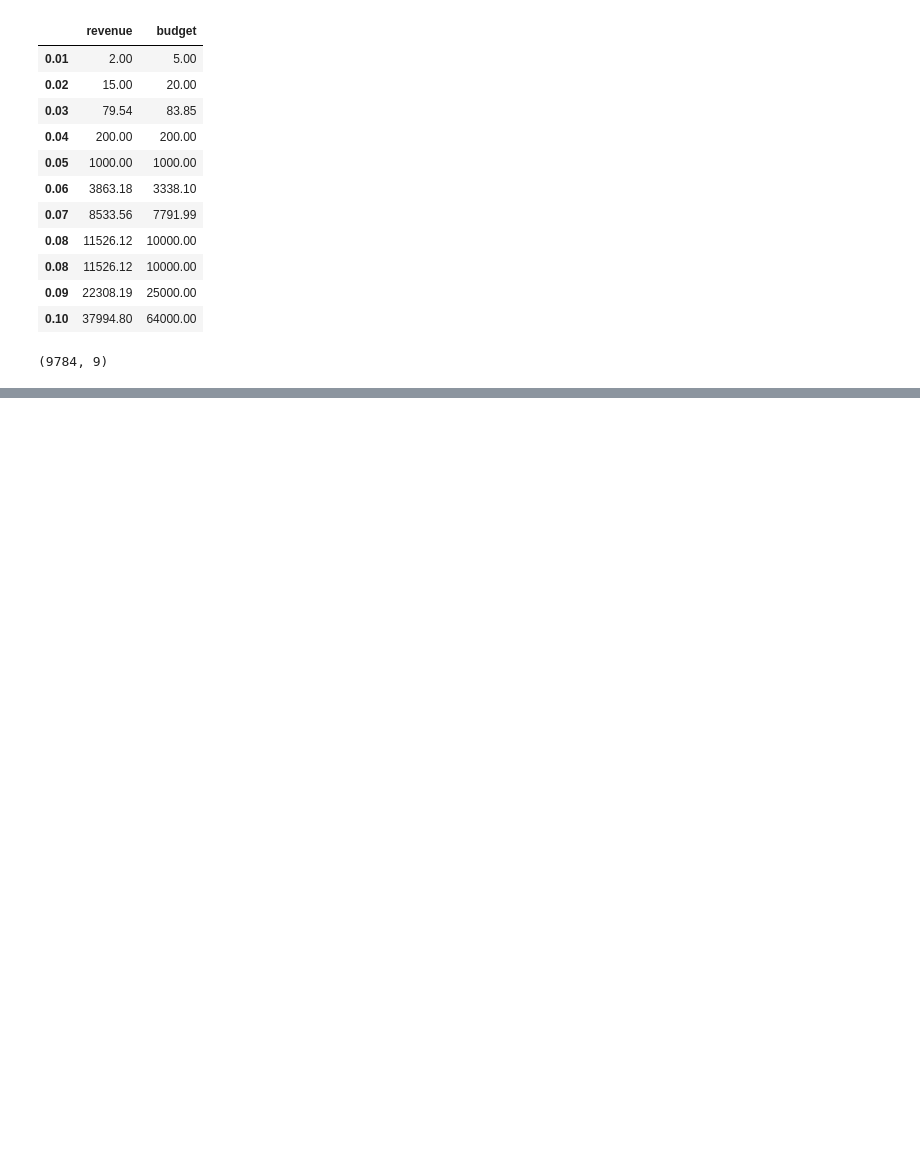
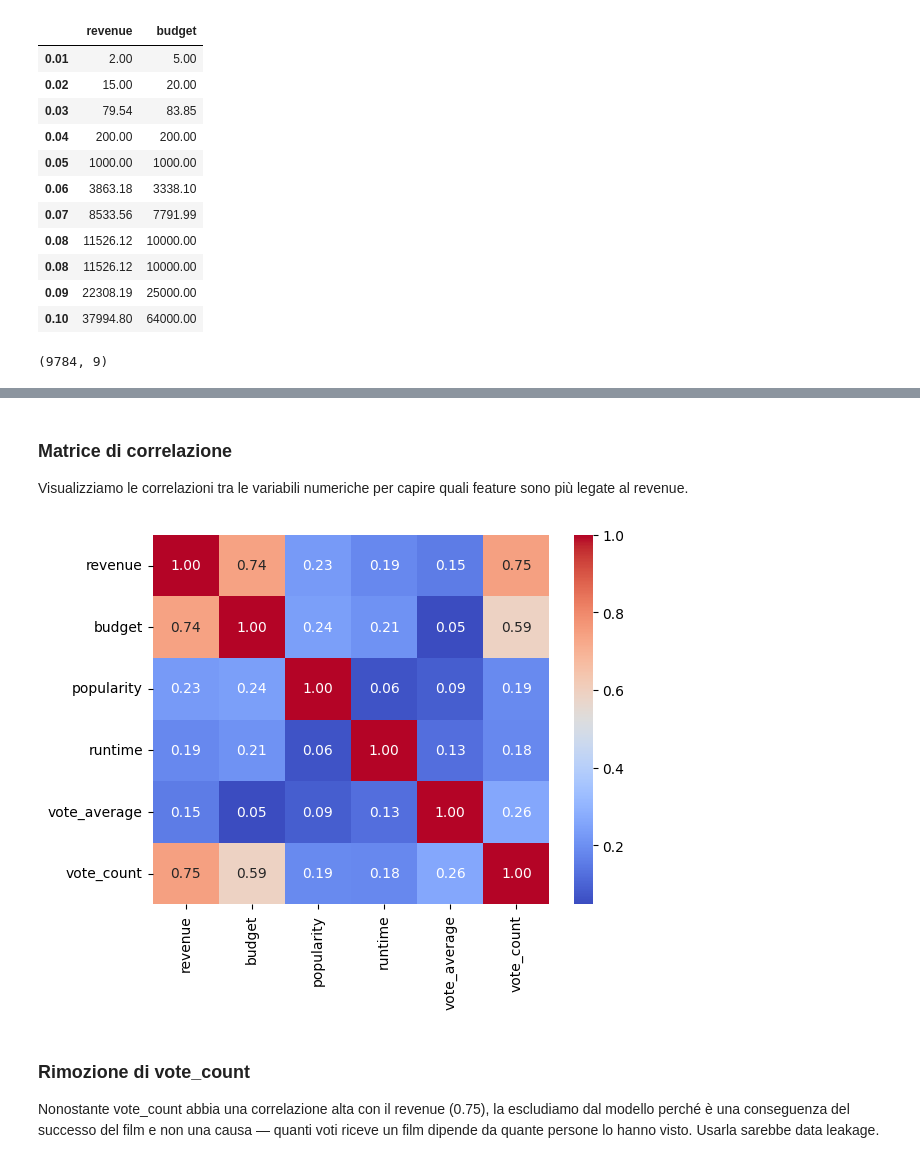
Before and after one commit to StefanoMulas03/Predittore-Incassi-Film, a Jupyter notebook: notebook.ipynb, the cells around one changed output, grey strips where cells are left out. Drawn from its saved outputs; the diff is of its cells as text; code cells hidden in the pictures; blank space fills up the shorter version.

Commit message:
EDA e Data Cleaning | Analisi correlazioni e trasformazioni logaritmiche

```diff
--- a/notebook.ipynb
+++ b/notebook.ipynb
@@ -282,0 +286,11 @@ Rimossi i film con runtime = 0 e > 240 minuti, vote_average e vote_count = 0, po
+# %% [markdown]
+### Matrice di correlazione
+Visualizziamo le correlazioni tra le variabili numeriche per capire quali feature sono più legate al revenue.
+# %%
+sns.heatmap(df.corr(numeric_only=True), annot=True, fmt=".2f", cmap="coolwarm")
+plt.show()
+# %% [output]
+[figure, added]
+# %% [markdown]
+### Rimozione di vote_count
+Nonostante vote_count abbia una correlazione alta con il revenue (0.75), la escludiamo dal modello perché è una conseguenza del successo del film e non una causa — quanti voti riceve un film dipende da quante persone lo hanno visto. Usarla sarebbe data leakage.
```
Also changed, not shown: parts of 10 cells of this notebook.
